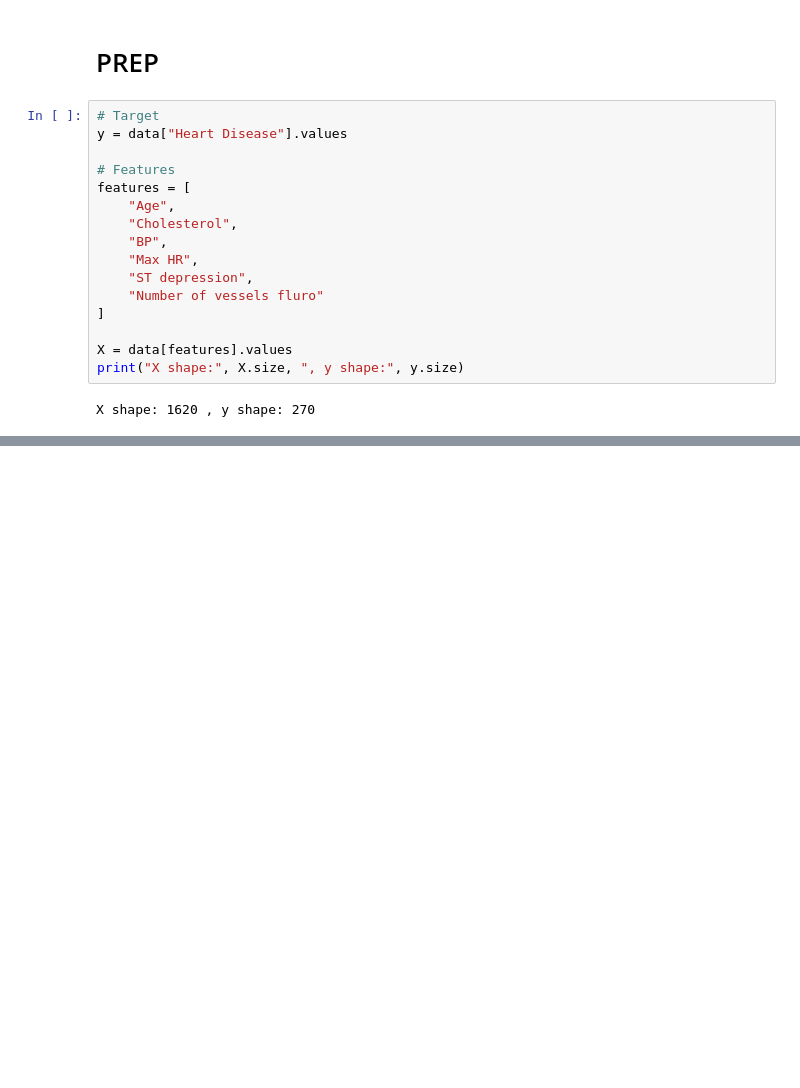
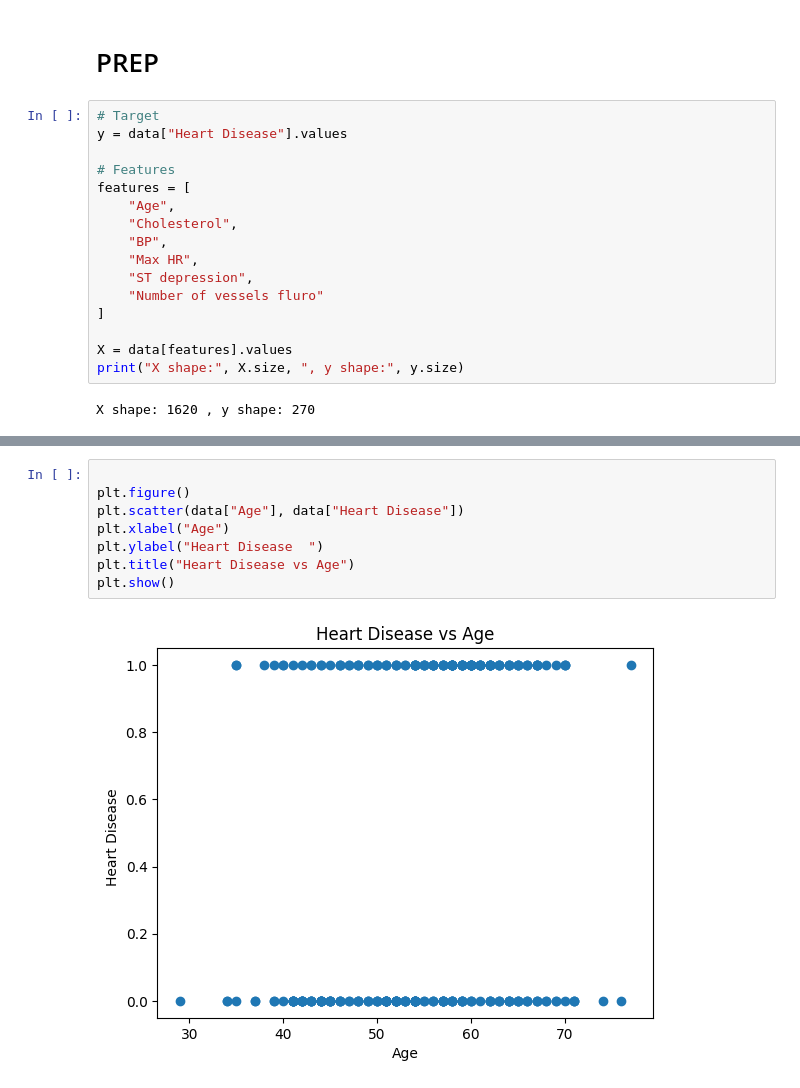
Before and after one commit to DannielEU/Heart-Disease-Risk-Prediction-Logistic-Regression-Homework, a Jupyter notebook: homework_2.ipynb, the cells around one changed output, grey strips where cells are left out. Drawn from its saved outputs; the diff is of its cells as text; blank space fills up the shorter version.

```diff
--- a/homework_2.ipynb
+++ b/homework_2.ipynb
@@ -245,0 +325,10 @@ print(X_train.shape, X_test.shape)
+# %%
+
+plt.figure()
+plt.scatter(data["Age"], data["Heart Disease"])
+plt.xlabel("Age")
+plt.ylabel("Heart Disease  ")
+plt.title("Heart Disease vs Age")
+plt.show()
+# %% [output]
+[figure, added]
```
Also changed, not shown: parts of 47 cells of this notebook, 1 other file.
